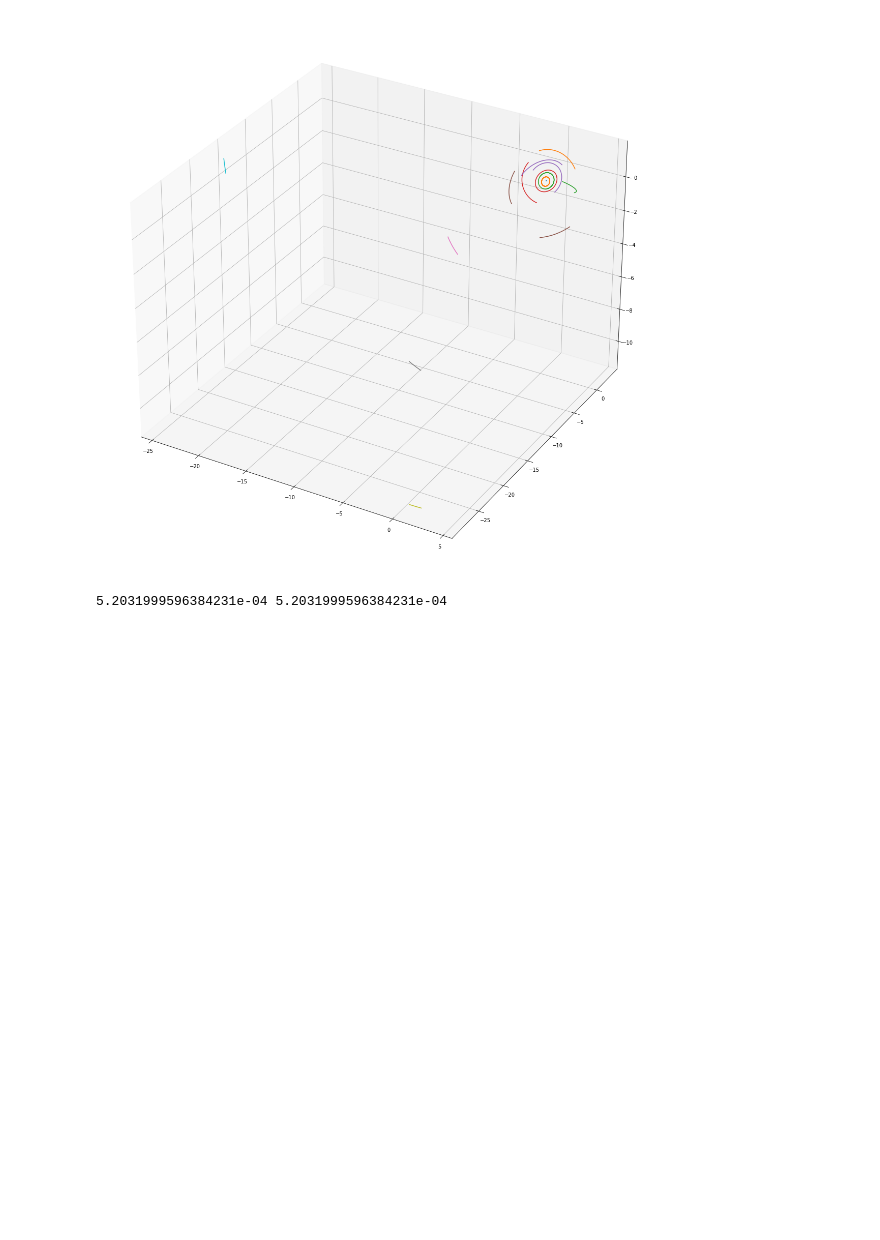
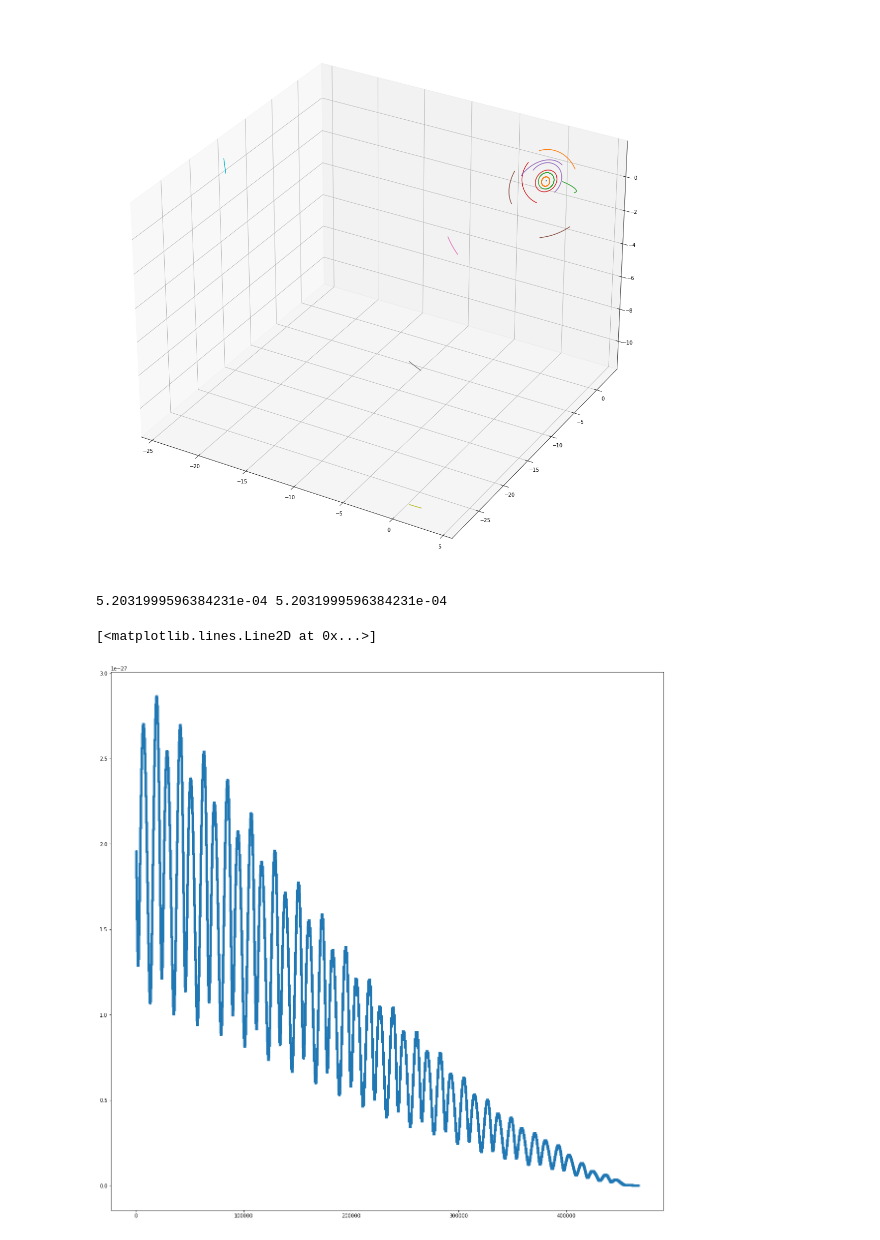
Before and after one commit to S1ckick/Nbodies, a Jupyter notebook: NBodies/Untitled.ipynb, the cells around one changed output. Cells and saved outputs as stored; diff of their text form; code cells hidden in the pictures; blank space fills up the shorter version.

Commit message:
diff

```diff
--- a/NBodies/Untitled.ipynb
+++ b/NBodies/Untitled.ipynb
@@ -242,3 +242,24 @@ pos_b_x.reverse()
 print(pos_b_x[0], pos_x[0])
 # %% [output]
 5.2031999596384231e-04 5.2031999596384231e-04
+# %%
+import matplotlib.pyplot as plt
+from mpl_toolkits import mplot3d
+from math import sqrt
+from mpl_toolkits.mplot3d import axes3d
+import numpy as np
+diff = []
+
+
+with open('../build/Mars_diff.txt') as f:
+    data = f.readlines()
+    for line in data:
+        if line:
+            diff.append(line[1:-1])
+
+figure, axes = plt.subplots(figsize = (20,20))
+
+axes.plot(list(map(float, diff)),linestyle='solid', marker='o', markersize=4, label='|X-X0|')
+# %% [output]
+[<matplotlib.lines.Line2D at 0x...>]
+[figure, added]
```
Also changed, not shown: parts of 2 cells of this notebook, 7 other files.
